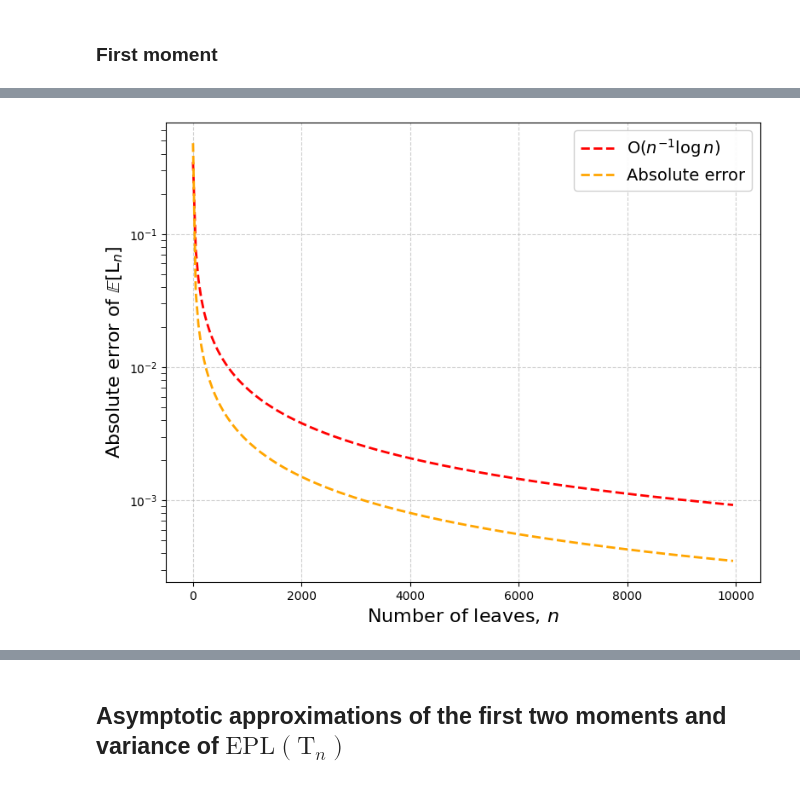
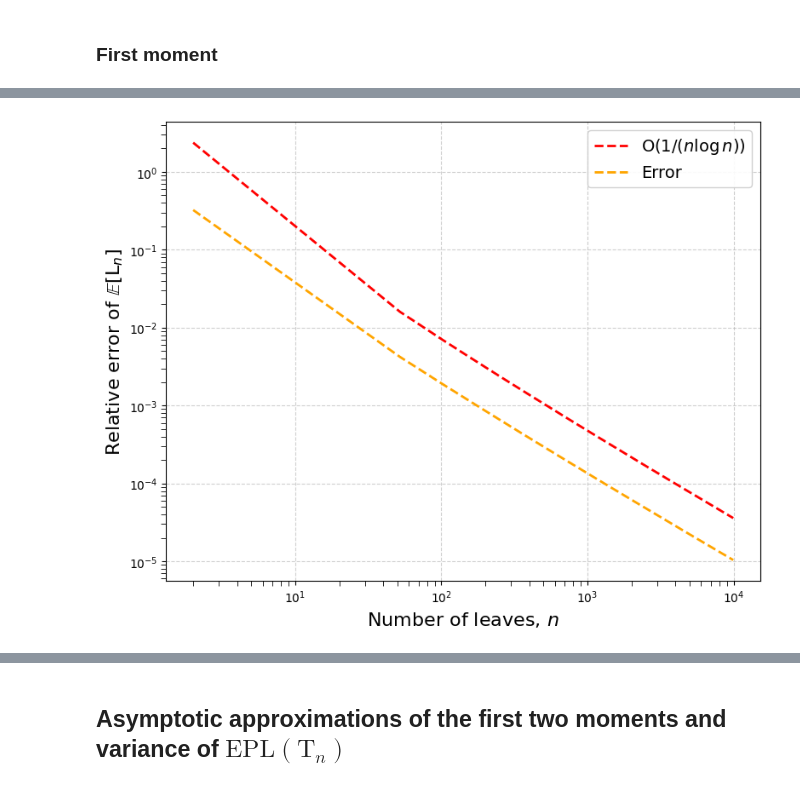
Before and after one commit to spsvihla/pcms, a Jupyter notebook: notebooks/moment_asymptotics.ipynb, the cells around one changed output, grey strips where cells are left out. Saved outputs shown, nothing was run; the diff lists cells and outputs as text; code cells hidden in the pictures.

```diff
--- a/notebooks/moment_asymptotics.ipynb
+++ b/notebooks/moment_asymptotics.ipynb
@@ -44,16 +17,13 @@ n_samples = 50
 
 ln_means = []
 for n_leaves in Ns:
-    draw = draw_ln(n_samples=n_samples, n_leaves=n_leaves)
+    draw = utils.draw_ln(n_samples=n_samples, n_leaves=n_leaves)
     ln_means.append(np.mean(draw))
+ln_means = np.array(ln_means)
 # %%
 ln_exacts = []
 for n_leaves in Ns:
-    ln_exacts.append(exp_ln_exact(n_leaves))
+    ln_exacts.append(utils.exp_ln_exact(n_leaves))
+ln_exacts = np.array(ln_exacts)
 # %% [markdown]
 ### First moment
-# %%
-A0 = 1/(2*zeta(2))
-B0 = (GAMMA*zeta(2) + zeta(3))/(zeta(2)**2)
-b0 = GAMMA**2/(2*zeta(2)) + GAMMA*zeta(3)/(zeta(2)**2) + zeta(3)**2/zeta(2)**3 + 1/10
-ELn = lambda n: A0 * np.log(n)**2 + B0 * np.log(n) + b0
@@ -89,27 +66,18 @@ plt.show()
 # %%
-# Create the plot
-fig, ax = plt.subplots(figsize=(9, 7))  # Larger figure size for readability
+fig, ax = plt.subplots(figsize=(9, 7))
 
-# Plot absolute error
-ax.plot(Ns, np.log(Ns)/Ns, label=r'$\mathrm{O}(n^{-1}\log n)$', linestyle='--', color='red', linewidth=2)
-ax.plot(Ns, np.abs(ln_exacts - ELn(Ns)), label='Absolute error', linestyle='--', color='orange', linewidth=2)
+ax.plot(Ns, 1/(A0 * Ns * np.log(Ns)), label=r'$\mathrm{O}(1/(n\log n))$', linestyle='--', color='red', linewidth=2)
+ax.plot(Ns, np.abs(ln_exacts - utils.ELn(Ns)) / utils.ELn(Ns), label='Error', linestyle='--', color='orange', linewidth=2)
 
-# Rescale y-axis
 ax.set_yscale('log')
-
-# Title and axis labels
+ax.set_xscale('log')
 ax.set_xlabel(r'Number of leaves, $n$', fontsize=16)
-ax.set_ylabel(r'Absolute error of $\mathbb{E}[\mathrm{L}_n]$', fontsize=16)
-
-# Legend and grid
+ax.set_ylabel(r'Relative error of $\mathbb{E}[\mathrm{L}_n]$', fontsize=16)
 ax.legend(fontsize=14, frameon=True, framealpha=0.9)
 ax.grid(visible=True, linestyle='--', alpha=0.6)
-
-# Improve tick formatt0125ing
 ax.tick_params(axis='both', which='major', labelsize=10)
 ax.tick_params(axis='both', which='minor', length=4)
 
-# Show the plot
 plt.show()
 # %% [output]
-[figure, old version]
+[figure, new version]
```
Also changed, not shown: parts of 26 cells of this notebook, 7 other files.
